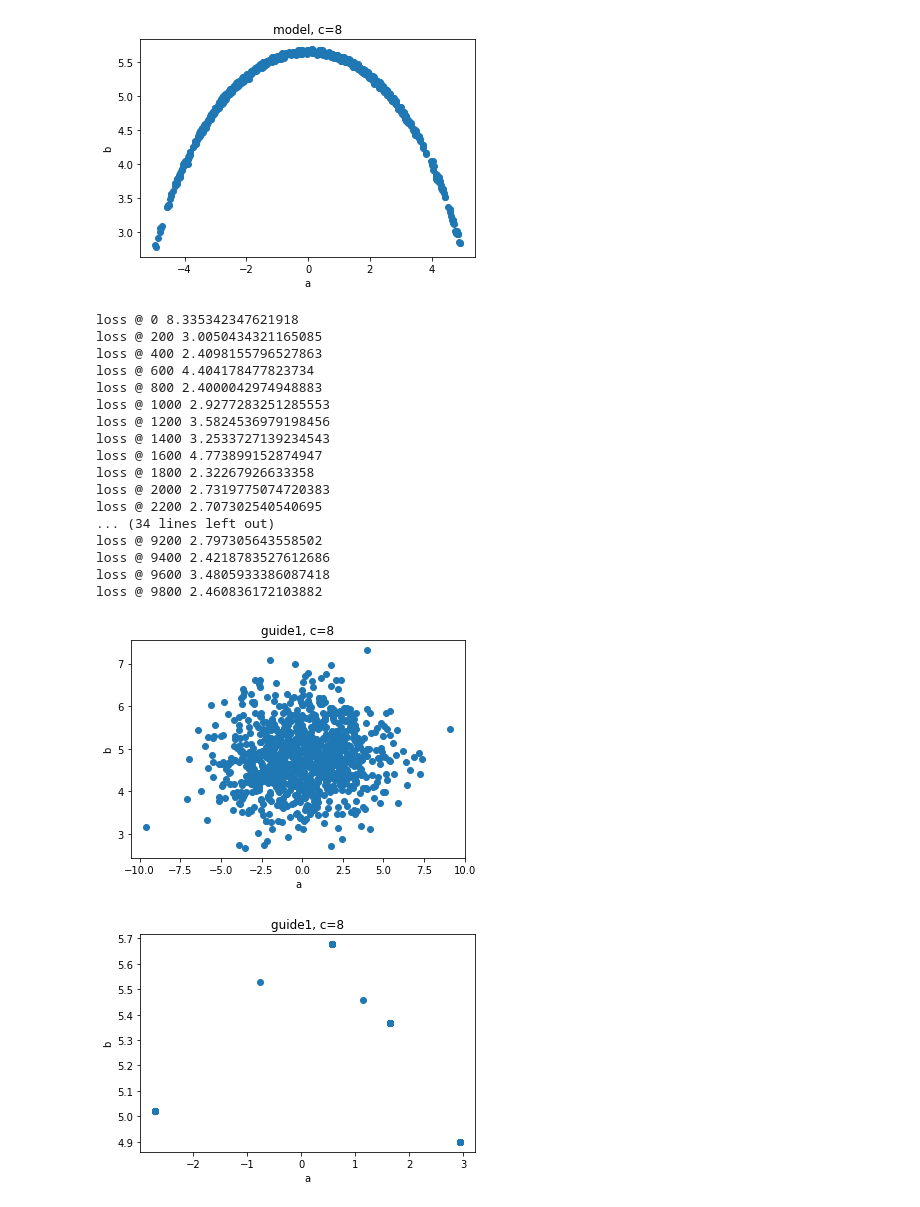
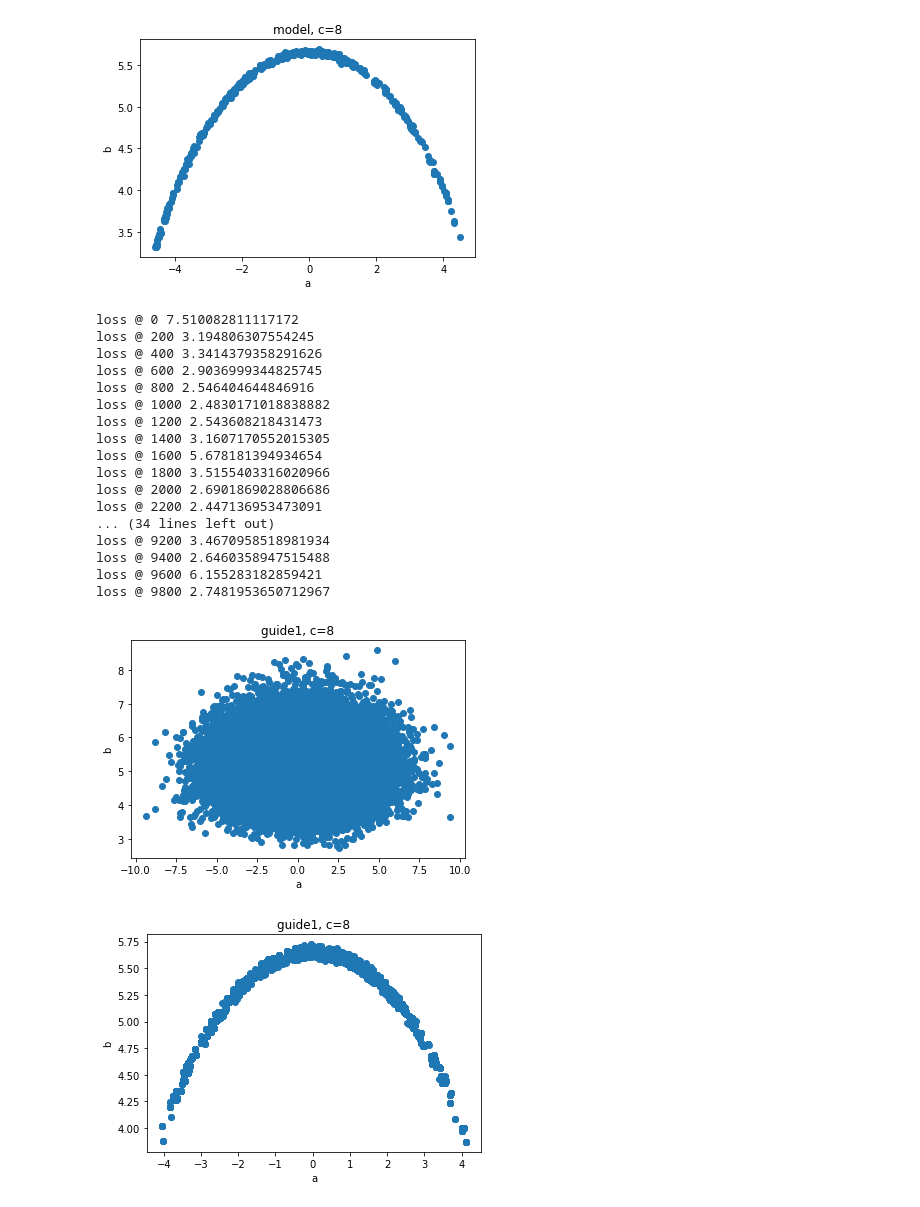
Before and after one commit to fshipy/pyro-nn, a Jupyter notebook: paper_figure/figure_2/plot_generation-gamma-square.ipynb, the cells around one changed output. Drawn from its saved outputs; the diff is of its cells as text; code cells hidden in the pictures.

```diff
--- a/paper_figure/figure_2/plot_generation-gamma-square.ipynb
+++ b/paper_figure/figure_2/plot_generation-gamma-square.ipynb
@@ -96,10 +96,12 @@ def guide2(observations={"c" : 0}):
     return a.detach().numpy(), b.detach().numpy()
 
 c = torch.tensor(8.)
-num_samples = 1000
+mcmc_num_samples = 500
+num_samples = 50000
+num_inference_samples = 10000
 
 nuts_kernel = NUTS(model)
-mcmc = MCMC(nuts_kernel, num_samples=num_samples)
+mcmc = MCMC(nuts_kernel, num_samples=mcmc_num_samples)
 mcmc.run({"c": c})
 model_samples = mcmc.get_samples()
 model_a = model_samples["a"].detach().numpy()
@@ -108,14 +110,15 @@ make_plot(model_a, model_b, main="model, c="+str(int(c)))
 
 def run_guide_csis(guide):
     pyro.clear_param_store()
-    g1_nnb_c = simpleNN()
+    global g1_nnb_c, g1_nna_c, g2_nnb_c, g2_nna_c
+    g1_nnb_c = simpleNN(t="gamma")
     g1_nna_c = simpleNN()
-    g2_nnb_c = simpleNN()
+    g2_nnb_c = simpleNN(t="gamma")
     g2_nna_c = simpleNN(input_size=2)
     adam_params = {"lr": 0.005, "betas": (0.95, 0.999)}
     optimizer = Adam(adam_params)
     n_steps = 10000
-    csis = pyro.infer.CSIS(model, guide, optimizer, num_inference_samples=100)
+    csis = pyro.infer.CSIS(model, guide, optimizer, num_inference_samples=num_inference_samples)
 
     for step in range(n_steps):
         loss = csis.step()
@@ -123,77 +126,49 @@ def run_guide_csis(guide):
             print("loss @ " + str(step), loss)
     posterior = csis.run(observations={"c": c})
     marginal = pyro.infer.EmpiricalMarginal(posterior, ["a", "b"])
     csis_samples_a = []
     csis_samples_b = []
     for _ in range(num_samples):
         sample = marginal()
         a = float(sample[0])
         b = float(sample[1])
         csis_samples_a.append(a)
         csis_samples_b.append(b)
     return csis_samples_a, csis_samples_b
 
 guide1_a_is, guide1_b_is = run_guide_csis(guide1)
 for _ in range(num_samples):
     a, b =guide1({"c" : c})
     guide1_a.append(a)
     guide1_b.append(b)
 make_plot(guide1_a, guide1_b, main="guide1, c="+str(int(c)))
 make_plot(guide1_a_is, guide1_b_is, main="guide1, c="+str(int(c)))
 
 guide2_a_is, guide2_b_is = run_guide_csis(guide2)
 for _ in range(num_samples):
     a, b =guide2({"c" : c})
     guide2_a.append(a)
     guide2_b.append(b)
 make_plot(guide2_a, guide2_b, main="guide2, c="+str(int(c)))
 make_plot(guide2_a_is, guide2_b_is, main="guide2, c="+str(int(c)))
-
-'''
-def run_guide_svi(guide):
-    pyro.clear_param_store()
-    g1_nnb_c = simpleNN()
-    g1_nna_c = simpleNN()
-    g2_nnb_c = simpleNN()
-    g2_nna_c = simpleNN(input_size=2)
-    adam_params = {"lr": 0.005, "betas": (0.95, 0.999)}
-    optimizer = Adam(adam_params)
-    n_steps = 5000
-    guide_a = []
-    guide_b = []
-    svi = SVI(model, guide, optimizer, loss=Trace_ELBO())
-    for step in range(n_steps):
-        loss = svi.step({"c" : c})
-        if step % 100 == 0:
-            print("loss @ " + str(step), loss)
-    for _ in range(num_samples):
-        a, b =guide({"c" : c})
-        guide_a.append(a)
-        guide_b.append(b)
-    return guide_a, guide_b
-# guide1_a, guide1_b = run_guide_svi(guide1)
-# make_plot(guide1_a, guide1_b, main="guide1")
-# guide2_a, guide2_b = run_guide_svi(guide2)
-# make_plot(guide2_a, guide2_b, main="guide2")
-'''
 # %% [output]
-[figure, old version]
+[figure, new version]
-loss @ 0 8.335342347621918
-loss @ 200 3.0050434321165085
-loss @ 400 2.4098155796527863
-loss @ 600 4.404178477823734
-loss @ 800 2.4000042974948883
-loss @ 1000 2.9277283251285553
-loss @ 1200 3.5824536979198456
-loss @ 1400 3.2533727139234543
-loss @ 1600 4.773899152874947
-loss @ 1800 2.32267926633358
-loss @ 2000 2.7319775074720383
-loss @ 2200 2.707302540540695
+loss @ 0 7.510082811117172
+loss @ 200 3.194806307554245
+loss @ 400 3.3414379358291626
+loss @ 600 2.9036999344825745
+loss @ 800 2.546404644846916
+loss @ 1000 2.4830171018838882
+loss @ 1200 2.543608218431473
+loss @ 1400 3.1607170552015305
+loss @ 1600 5.678181394934654
+loss @ 1800 3.5155403316020966
+loss @ 2000 2.6901869028806686
+loss @ 2200 2.447136953473091
 ... (34 lines left out)
-loss @ 9200 2.797305643558502
-loss @ 9400 2.4218783527612686
-loss @ 9600 3.4805933386087418
-loss @ 9800 2.460836172103882
+loss @ 9200 3.4670958518981934
+loss @ 9400 2.6460358947515488
+loss @ 9600 6.155283182859421
+loss @ 9800 2.7481953650712967
-[figure, old version]
+[figure, new version]
-[figure, old version]
+[figure, new version]
```
Also changed, not shown: parts of 1 cell of this notebook, 1 other file.
